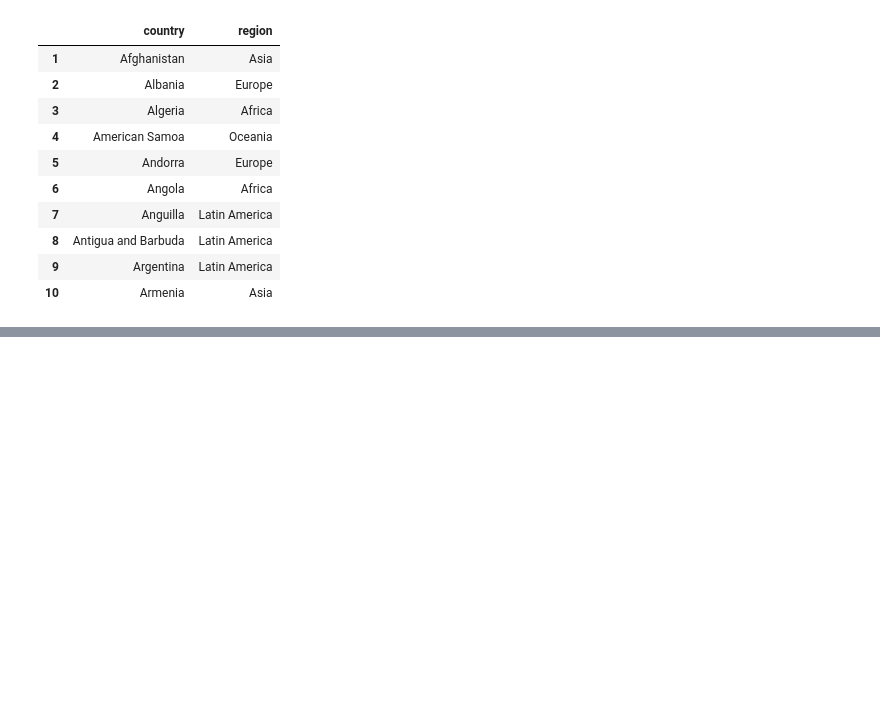
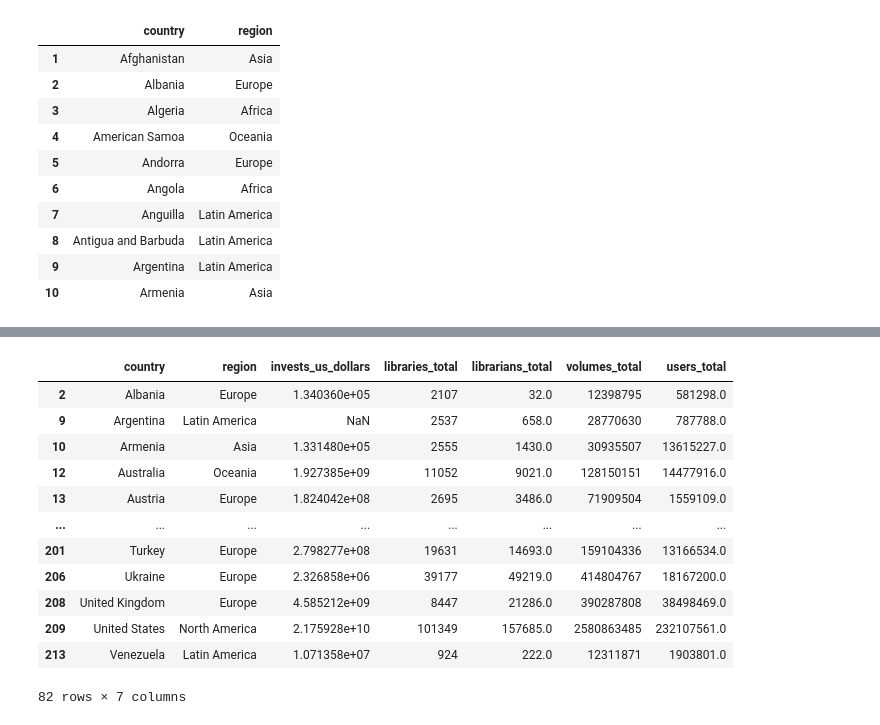
Before and after one commit to GabrielReisR/python_scripts, a Jupyter notebook: pandas_basics.ipynb, the cells around one changed output, grey strips where cells are left out. Saved outputs shown, nothing was run; the diff lists cells and outputs as text; code cells hidden in the pictures; blank space fills up the shorter version.

```diff
--- a/pandas_basics.ipynb
+++ b/pandas_basics.ipynb
@@ -287,0 +321,26 @@ libraries.iloc[indexes, [0,1]]
+# %%
+# Extract users_total column as Series: users
+users = libraries.loc[:,'users_total']
+
+# Use dr to subset cars: asian
+sel = users > 500000
+
+# Subsetting
+many_users = libraries[sel]
+
+# Print dataframe
+many_users
+# %% [output]
+|  | country | region | invests_us_dollars | libraries_total | librarians_total | volumes_total | users_total |
+| 2 | Albania | Europe | 1.340360e+05 | 2107 | 32.0 | 12398795 | 581298.0 |
+| 9 | Argentina | Latin America | NaN | 2537 | 658.0 | 28770630 | 787788.0 |
+| 10 | Armenia | Asia | 1.331480e+05 | 2555 | 1430.0 | 30935507 | 13615227.0 |
+| 12 | Australia | Oceania | 1.927385e+09 | 11052 | 9021.0 | 128150151 | 14477916.0 |
+| 13 | Austria | Europe | 1.824042e+08 | 2695 | 3486.0 | 71909504 | 1559109.0 |
+| ... | ... | ... | ... | ... | ... | ... | ... |
+| 201 | Turkey | Europe | 2.798277e+08 | 19631 | 14693.0 | 159104336 | 13166534.0 |
+| 206 | Ukraine | Europe | 2.326858e+06 | 39177 | 49219.0 | 414804767 | 18167200.0 |
+| 208 | United Kingdom | Europe | 4.585212e+09 | 8447 | 21286.0 | 390287808 | 38498469.0 |
+| 209 | United States | North America | 2.175928e+10 | 101349 | 157685.0 | 2580863485 | 232107561.0 |
+| 213 | Venezuela | Latin America | 1.071358e+07 | 924 | 222.0 | 12311871 | 1903801.0 |
+82 rows × 7 columns
```
Also changed, not shown: parts of 10 cells of this notebook, 2 other files.
